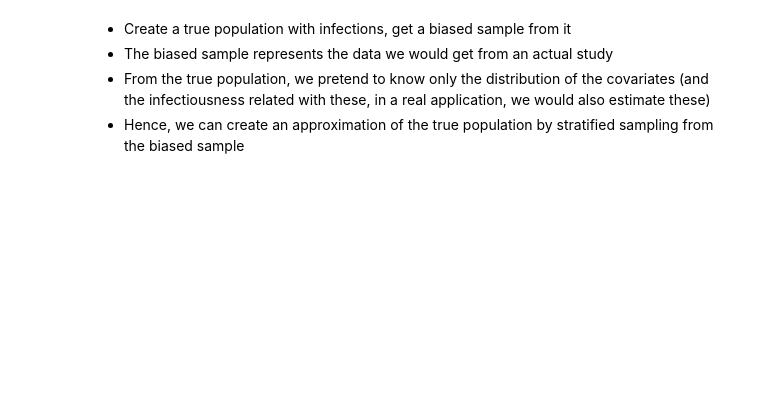
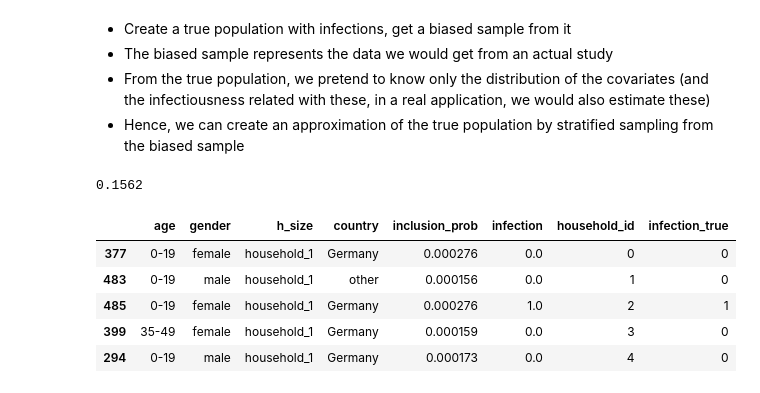
Before and after one commit to arrjon/AmortizedSelectionBias, a Jupyter notebook: Prevalence.ipynb, the cells around one changed output. Saved outputs shown, nothing was run; the diff lists cells and outputs as text; code cells hidden in the pictures; blank space fills up the shorter version.

```diff
--- a/Prevalence.ipynb
+++ b/Prevalence.ipynb
@@ -259 +411,31 @@ def bootstrap_prevalence(sampled_df, n_bootstrap=100, random_state=None):
+# %%
+infection_means, infection_stds, inclusion_means, inclusion_stds = get_realistic_priors()
+
+infection_params, inclusion_params = sample_logit_models_from_priors(
+            infection_covariates=list(infection_means.keys()),
+            inclusion_covariates= list(inclusion_means.keys()),
+            infection_prior_means=infection_means,
+            infection_prior_stds=infection_stds,
+            inclusion_prior_means=inclusion_means,
+            inclusion_prior_stds=inclusion_stds,
+        )
+
+# simulate and sample
+df_samp_test, true_prev = simulate_population(
+            n=500,
+            infection_logit_params=infection_params,
+            inclusion_logit_params=inclusion_params,
+            oversample_factor=10,
+        )
+
+print(true_prev)
+df_samp_test.head()
+# %% [output]
+0.1562
+|  | age | gender | h_size | country | inclusion_prob | infection | household_id | infection_true |
+| 377 | 0-19 | female | household_1 | Germany | 0.000276 | 0.0 | 0 | 0 |
+| 483 | 0-19 | male | household_1 | other | 0.000156 | 0.0 | 1 | 0 |
+| 485 | 0-19 | female | household_1 | Germany | 0.000276 | 1.0 | 2 | 1 |
+| 399 | 35-49 | female | household_1 | Germany | 0.000159 | 0.0 | 3 | 0 |
+| 294 | 0-19 | male | household_1 | Germany | 0.000173 | 0.0 | 4 | 0 |
 # %%
```
Also changed, not shown: parts of 37 cells of this notebook, 57 other files.
